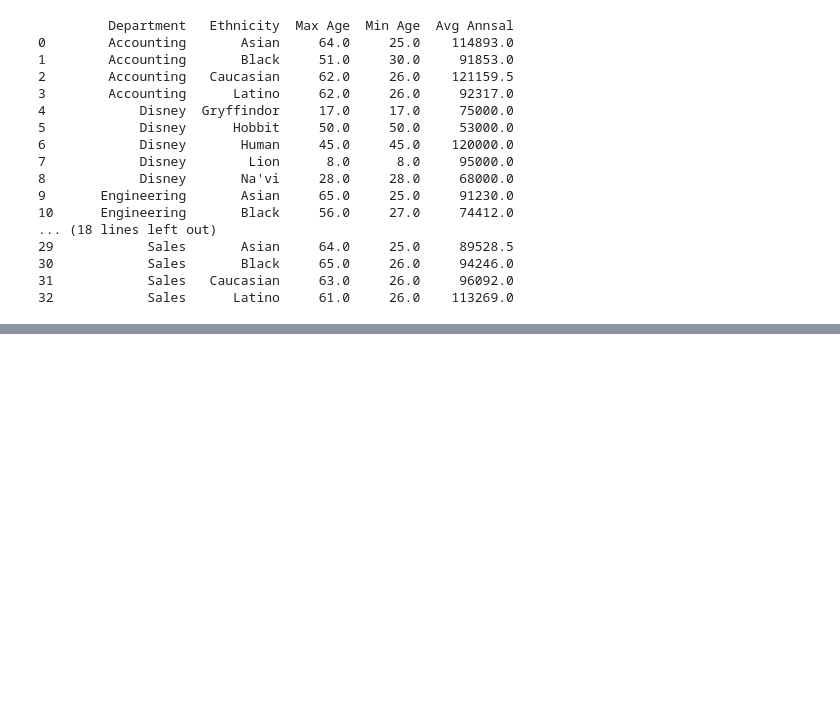
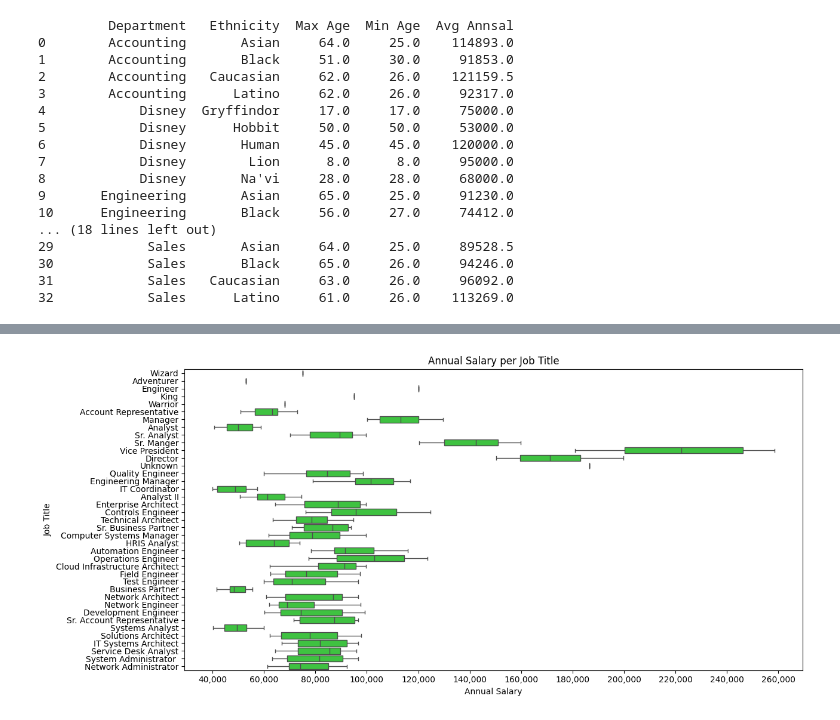
Before and after one commit to BaraaAlyateem/Task3_DataCleaning, a Jupyter notebook: project.ipynb, the cells around one changed output, grey strips where cells are left out. Cells and saved outputs as stored; diff of their text form; code cells hidden in the pictures; blank space fills up the shorter version.

```diff
--- a/project.ipynb
+++ b/project.ipynb
@@ -176,0 +262,15 @@ with pd.ExcelWriter('Project_Results.xlsx') as writer:
+# %%
+#[Boxplot]
+#GRAPH #3:Annual Salary dirtribution for Each Job
+#Display the Annual salary spread per job
+
+plt.figure(figsize=(13, 6))
+boxplt1=sns.boxplot(x='Annual Salary', y='Job Title', data=df ,color= "#29d82c" )
+boxplt1.xaxis.set_major_locator(ticker.MultipleLocator(20000))
+boxplt1.xaxis.set_major_formatter('{x:,.0f}')  #thousands separator, no decimals
+plt.title('Annual Salary per Job Title')
+plt.ylabel('Job Title')
+plt.xlabel('Annual Salary')
+plt.tight_layout()
+# %% [output]
+[figure, added]
```
Also changed, not shown: parts of 5 cells of this notebook, 1 other file.
